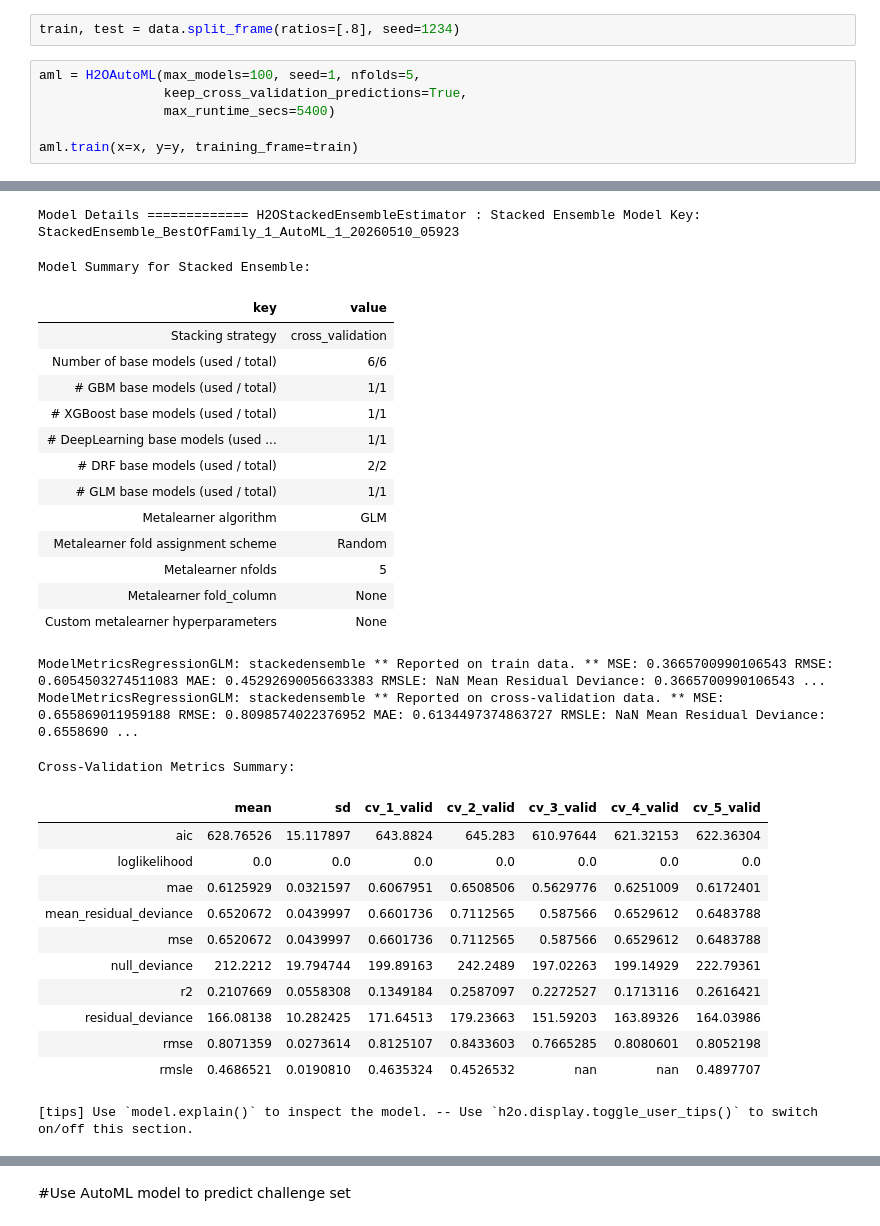
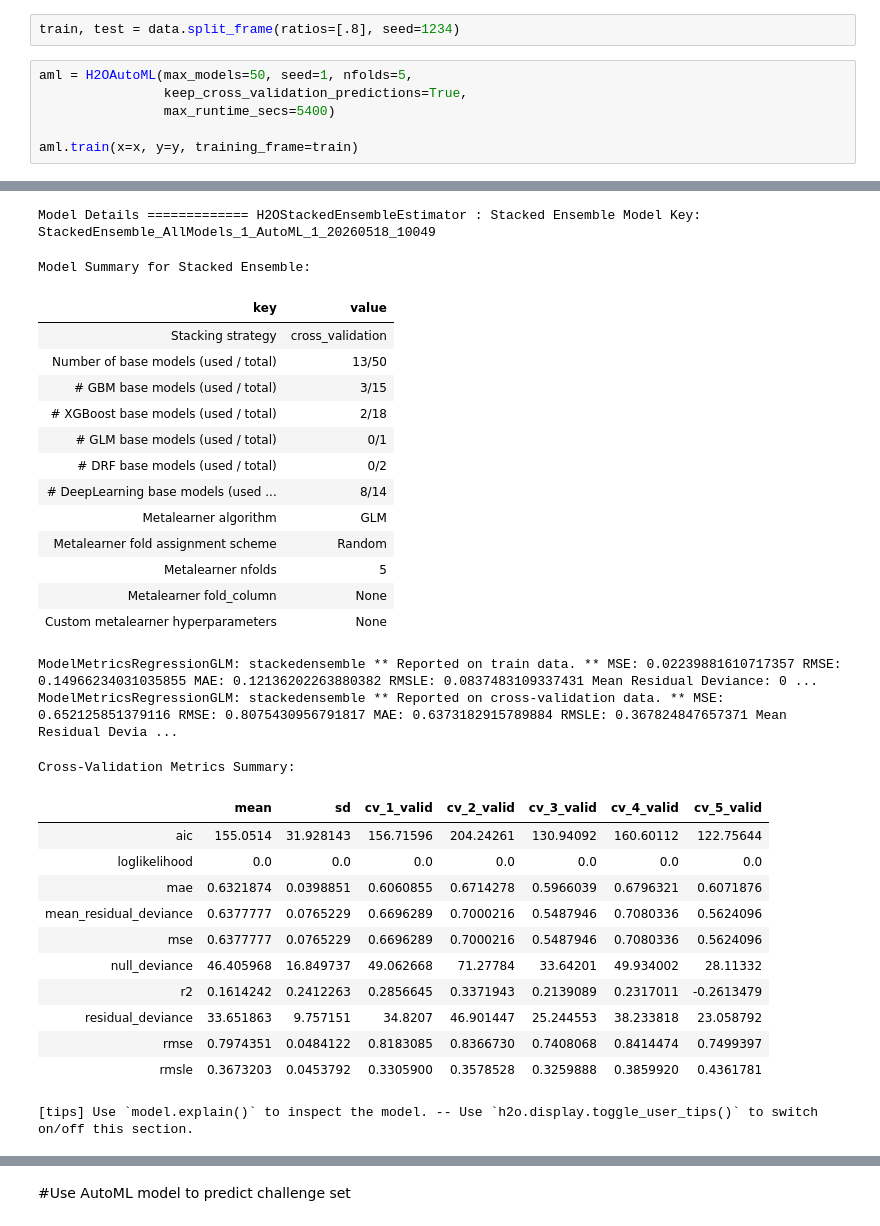
Before and after one commit to DirtyChay/cmi-flu-prediction-challenge-capstone, a Jupyter notebook: automl_models/task_4_5.ipynb, the cells around one changed output, grey strips where cells are left out. Drawn from its saved outputs; the diff is of its cells as text.

```diff
--- a/automl_models/task_4_5.ipynb
+++ b/automl_models/task_4_5.ipynb
@@ -418,7 +785,7 @@ x = [c for c in x if c != y]
 # %%
 train, test = data.split_frame(ratios=[.8], seed=1234)
 # %%
-aml = H2OAutoML(max_models=100, seed=1, nfolds=5,
+aml = H2OAutoML(max_models=50, seed=1, nfolds=5,
                 keep_cross_validation_predictions=True,
                 max_runtime_secs=5400)
 
@@ -428,32 +811,32 @@ AutoML progress: |████████████████████
-Model Details ============= H2OStackedEnsembleEstimator : Stacked Ensemble Model Key: StackedEnsemble_BestOfFamily_1_AutoML_1_20260510_05923
+Model Details ============= H2OStackedEnsembleEstimator : Stacked Ensemble Model Key: StackedEnsemble_AllModels_1_AutoML_1_20260518_10049
 Model Summary for Stacked Ensemble:
 | key | value |
 | Stacking strategy | cross_validation |
-| Number of base models (used / total) | 6/6 |
-| # GBM base models (used / total) | 1/1 |
-| # XGBoost base models (used / total) | 1/1 |
-| # DeepLearning base models (used ... | 1/1 |
-| # DRF base models (used / total) | 2/2 |
-| # GLM base models (used / total) | 1/1 |
+| Number of base models (used / total) | 13/50 |
+| # GBM base models (used / total) | 3/15 |
+| # XGBoost base models (used / total) | 2/18 |
+| # GLM base models (used / total) | 0/1 |
+| # DRF base models (used / total) | 0/2 |
+| # DeepLearning base models (used ... | 8/14 |
 | Metalearner algorithm | GLM |
 | Metalearner fold assignment scheme | Random |
 | Metalearner nfolds | 5 |
 | Metalearner fold_column | None |
 | Custom metalearner hyperparameters | None |
-ModelMetricsRegressionGLM: stackedensemble ** Reported on train data. ** MSE: 0.3665700990106543 RMSE: 0.6054503274511083 MAE: 0.45292690056633383 RMSLE: NaN Mean Residual Deviance: 0.3665700990106543 ...
-ModelMetricsRegressionGLM: stackedensemble ** Reported on cross-validation data. ** MSE: 0.655869011959188 RMSE: 0.8098574022376952 MAE: 0.6134497374863727 RMSLE: NaN Mean Residual Deviance: 0.6558690 ...
+ModelMetricsRegressionGLM: stackedensemble ** Reported on train data. ** MSE: 0.02239881610717357 RMSE: 0.14966234031035855 MAE: 0.12136202263880382 RMSLE: 0.0837483109337431 Mean Residual Deviance: 0 ...
+ModelMetricsRegressionGLM: stackedensemble ** Reported on cross-validation data. ** MSE: 0.652125851379116 RMSE: 0.8075430956791817 MAE: 0.6373182915789884 RMSLE: 0.367824847657371 Mean Residual Devia ...
 Cross-Validation Metrics Summary:
 |  | mean | sd | cv_1_valid | cv_2_valid | cv_3_valid | cv_4_valid | cv_5_valid |
-| aic | 628.76526 | 15.117897 | 643.8824 | 645.283 | 610.97644 | 621.32153 | 622.36304 |
+| aic | 155.0514 | 31.928143 | 156.71596 | 204.24261 | 130.94092 | 160.60112 | 122.75644 |
 | loglikelihood | 0.0 | 0.0 | 0.0 | 0.0 | 0.0 | 0.0 | 0.0 |
-| mae | 0.6125929 | 0.0321597 | 0.6067951 | 0.6508506 | 0.5629776 | 0.6251009 | 0.6172401 |
-| mean_residual_deviance | 0.6520672 | 0.0439997 | 0.6601736 | 0.7112565 | 0.587566 | 0.6529612 | 0.6483788 |
-| mse | 0.6520672 | 0.0439997 | 0.6601736 | 0.7112565 | 0.587566 | 0.6529612 | 0.6483788 |
-| null_deviance | 212.2212 | 19.794744 | 199.89163 | 242.2489 | 197.02263 | 199.14929 | 222.79361 |
-| r2 | 0.2107669 | 0.0558308 | 0.1349184 | 0.2587097 | 0.2272527 | 0.1713116 | 0.2616421 |
-| residual_deviance | 166.08138 | 10.282425 | 171.64513 | 179.23663 | 151.59203 | 163.89326 | 164.03986 |
-| rmse | 0.8071359 | 0.0273614 | 0.8125107 | 0.8433603 | 0.7665285 | 0.8080601 | 0.8052198 |
-| rmsle | 0.4686521 | 0.0190810 | 0.4635324 | 0.4526532 | nan | nan | 0.4897707 |
+| mae | 0.6321874 | 0.0398851 | 0.6060855 | 0.6714278 | 0.5966039 | 0.6796321 | 0.6071876 |
+| mean_residual_deviance | 0.6377777 | 0.0765229 | 0.6696289 | 0.7000216 | 0.5487946 | 0.7080336 | 0.5624096 |
+| mse | 0.6377777 | 0.0765229 | 0.6696289 | 0.7000216 | 0.5487946 | 0.7080336 | 0.5624096 |
+| null_deviance | 46.405968 | 16.849737 | 49.062668 | 71.27784 | 33.64201 | 49.934002 | 28.11332 |
+| r2 | 0.1614242 | 0.2412263 | 0.2856645 | 0.3371943 | 0.2139089 | 0.2317011 | -0.2613479 |
+| residual_deviance | 33.651863 | 9.757151 | 34.8207 | 46.901447 | 25.244553 | 38.233818 | 23.058792 |
+| rmse | 0.7974351 | 0.0484122 | 0.8183085 | 0.8366730 | 0.7408068 | 0.8414474 | 0.7499397 |
+| rmsle | 0.3673203 | 0.0453792 | 0.3305900 | 0.3578528 | 0.3259888 | 0.3859920 | 0.4361781 |
 [tips] Use `model.explain()` to inspect the model. -- Use `h2o.display.toggle_user_tips()` to switch on/off this section.
 # %%
 lb = aml.leaderboard
```
Also changed, not shown: parts of 40 cells of this notebook.
